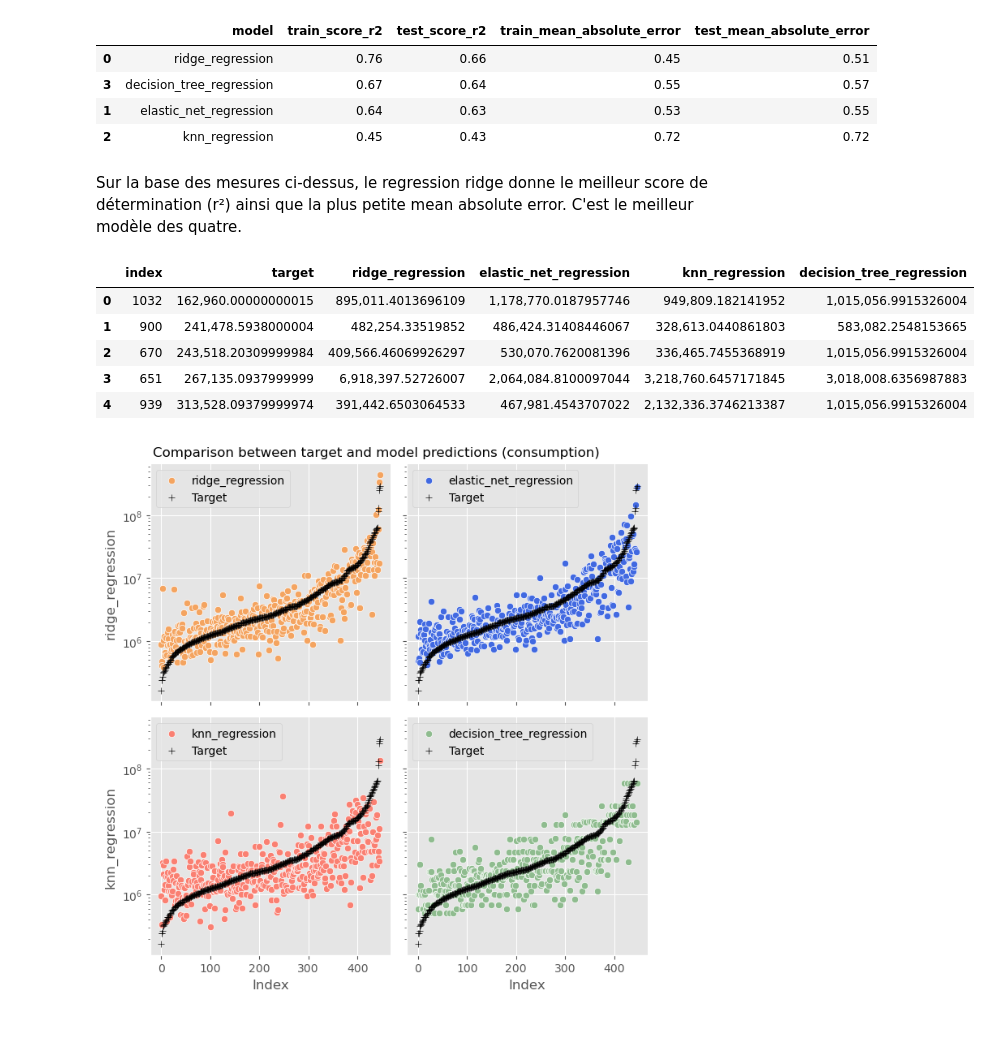
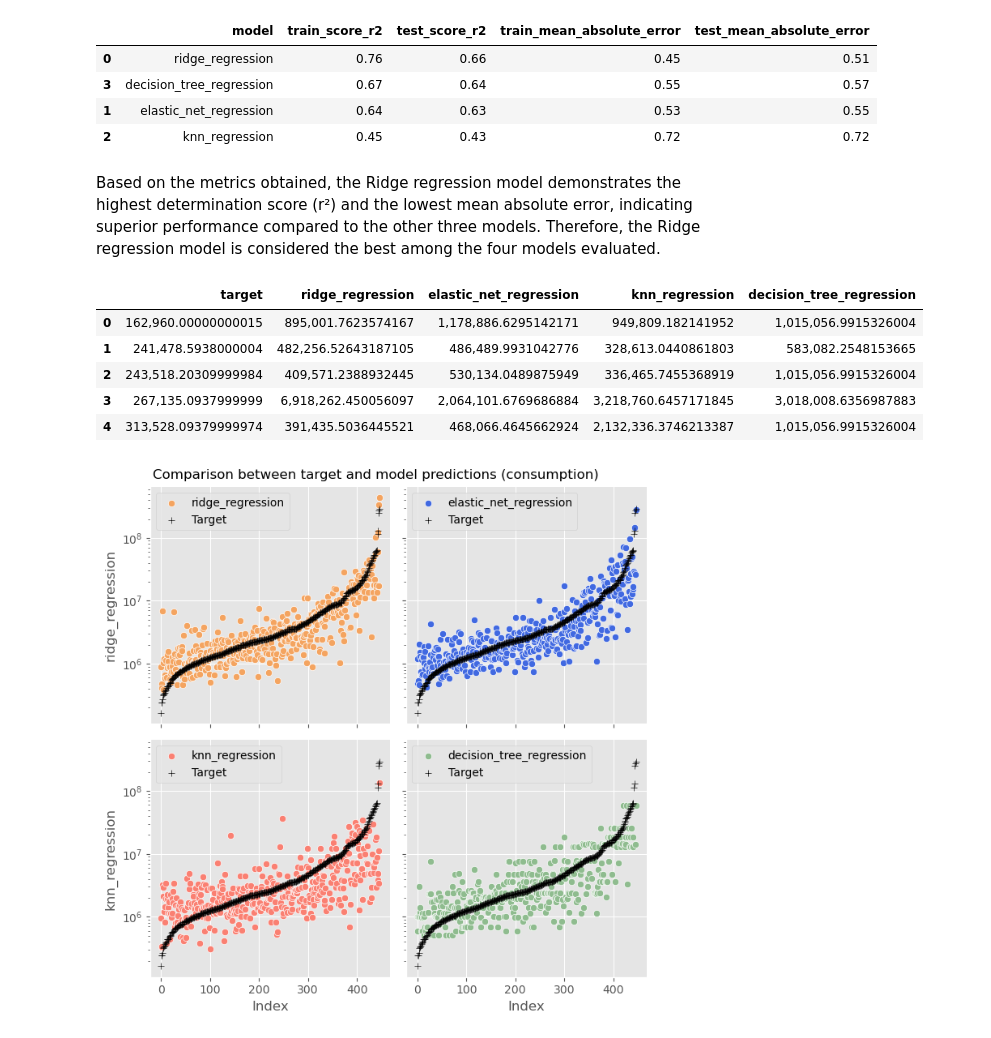
Before and after one commit to jzpatrao/energy_consumption_regression, a Jupyter notebook: consumption_prediction.ipynb, the cells around one changed output. Saved outputs shown, nothing was run; the diff lists cells and outputs as text; code cells hidden in the pictures.

```diff
--- a/consumption_prediction.ipynb
+++ b/consumption_prediction.ipynb
@@ -10,11 +20,14 @@ import seaborn as sns
 # %%
-# Load dataset
-# Dataset is saved at the end of preprocess, see preprocess_eda notebook
-df = pd.read_csv("\\df_final.csv")
+# Get the current working directory
+current_directory = os.getcwd()
+
+# Read the CSV file into a DataFrame
+df = pd.read_csv(os.path.join(current_directory, "df_final.csv"))
 # %%
-# Change zipcode variable into string type
+# Change the 'CouncilDistrictCode' and 'ZipCode' variables to string type
 df['CouncilDistrictCode'] = df['CouncilDistrictCode'].astype(str)
 df['ZipCode'] = df['ZipCode'].astype(str)
+df=df[~df['SiteEnergyUse(kBtu)_log'].isin([np.inf,-np.inf])].copy()
 # %%
 # Define X and y
 X = df[[
@@ -120,29 +154,0 @@ result_viz.columns=['target']
-# %%
-# Obtenir les scores train et test, ansi que les MAE (mean absolute error) pour chaque model
-train_score_r2 = []
-test_score_r2 = []
-train_mae = []
-test_mae = []
-
-for model, name in zip(models_best_params, names):
-    pipe = make_pipeline(col_transform, scaler, model)
-    score_train = cross_val_score(
-        pipe, X_train, y_train, cv=5, scoring="r2").mean()
-    score_test = cross_val_score(
-        pipe, X_test, y_test, cv=5, scoring="r2").mean()
-    mae_train = np.abs(cross_val_score(pipe, X_train, y_train,
-                       cv=5, scoring="neg_mean_absolute_error").mean())
-    mae_test = np.abs(cross_val_score(pipe, X_test, y_test,
-                      cv=5, scoring="neg_mean_absolute_error").mean())
-
-
-    test_score_r2.append(score_test)
-    train_score_r2.append(score_train)
-    train_mae.append(mae_train)
-    test_mae.append(mae_test)
-
-    pipe.fit(X_train, y_train)
-    predict = pipe.predict(X_test)
-
-    # Nécessité d'inverser la fonction de log de la cible pour interpréter les valeurs des résultats
-    result_viz[name] = np.exp(predict)
@@ -165,18 +165,18 @@ model_scores.sort_values(by='test_score_r2',ascending=False)
 | 1 | elastic_net_regression | 0.64 | 0.63 | 0.53 | 0.55 |
 | 2 | knn_regression | 0.45 | 0.43 | 0.72 | 0.72 |
 # %% [markdown]
-Sur la base des mesures ci-dessus, le regression ridge donne le meilleur score de détermination (r²) ainsi que la plus petite mean absolute error. C'est le meilleur modèle des quatre.
+Based on the metrics obtained, the Ridge regression model demonstrates the highest determination score (r²) and the lowest mean absolute error, indicating superior performance compared to the other three models. Therefore, the Ridge regression model is considered the best among the four models evaluated.
 # %%
-# Un tableau avec les valeurs prédites sur le test set
+# A table with predicted values on the test set
 result_viz = result_viz.sort_values(by="target")
-result_viz.reset_index(drop=False, inplace=True)
+result_viz.reset_index(drop=True, inplace=True)
 result_viz.head()
 # %% [output]
-|  | index | target | ridge_regression | elastic_net_regression | knn_regression | decision_tree_regression |
-| 0 | 1032 | 162,960.00000000015 | 895,011.4013696109 | 1,178,770.0187957746 | 949,809.182141952 | 1,015,056.9915326004 |
-| 1 | 900 | 241,478.5938000004 | 482,254.33519852 | 486,424.31408446067 | 328,613.0440861803 | 583,082.2548153665 |
-| 2 | 670 | 243,518.20309999984 | 409,566.46069926297 | 530,070.7620081396 | 336,465.7455368919 | 1,015,056.9915326004 |
-| 3 | 651 | 267,135.0937999999 | 6,918,397.52726007 | 2,064,084.8100097044 | 3,218,760.6457171845 | 3,018,008.6356987883 |
-| 4 | 939 | 313,528.09379999974 | 391,442.6503064533 | 467,981.4543707022 | 2,132,336.3746213387 | 1,015,056.9915326004 |
+|  | target | ridge_regression | elastic_net_regression | knn_regression | decision_tree_regression |
+| 0 | 162,960.00000000015 | 895,001.7623574167 | 1,178,886.6295142171 | 949,809.182141952 | 1,015,056.9915326004 |
+| 1 | 241,478.5938000004 | 482,256.52643187105 | 486,489.9931042776 | 328,613.0440861803 | 583,082.2548153665 |
+| 2 | 243,518.20309999984 | 409,571.2388932445 | 530,134.0489875949 | 336,465.7455368919 | 1,015,056.9915326004 |
+| 3 | 267,135.0937999999 | 6,918,262.450056097 | 2,064,101.6769686884 | 3,218,760.6457171845 | 3,018,008.6356987883 |
+| 4 | 313,528.09379999974 | 391,435.5036445521 | 468,066.4645662924 | 2,132,336.3746213387 | 1,015,056.9915326004 |
 # %%
 colors = ["sandybrown", "royalblue", "salmon", "darkseagreen"]
```
Also changed, not shown: parts of 27 cells of this notebook, 8 other files.
